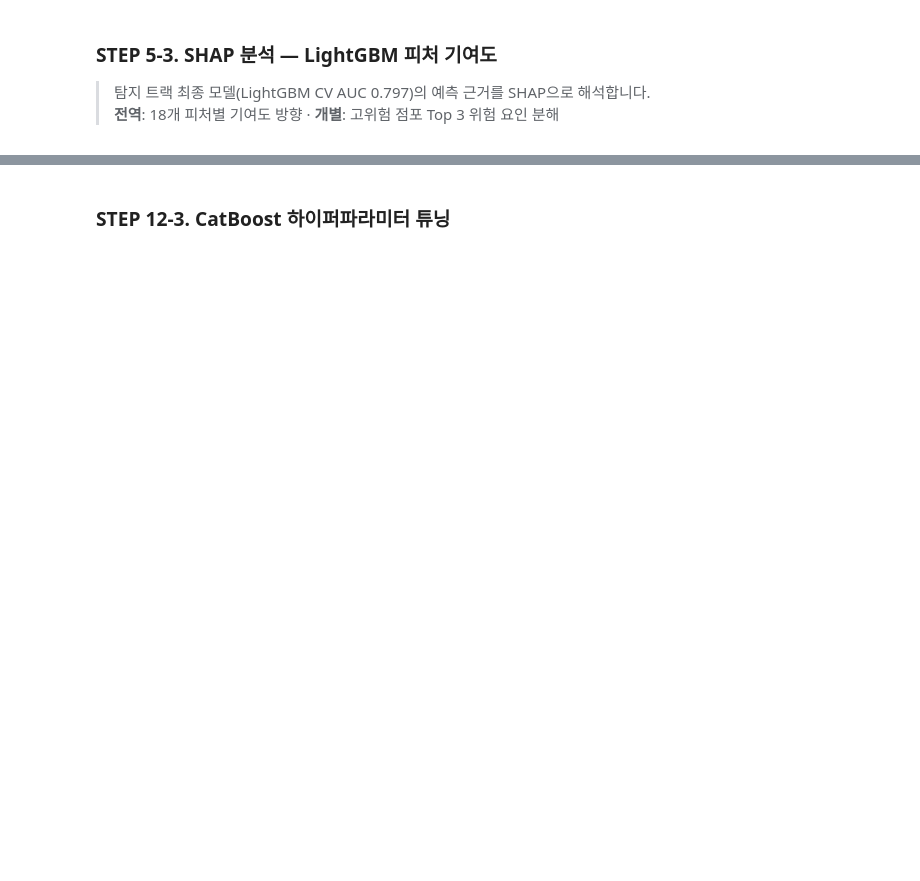
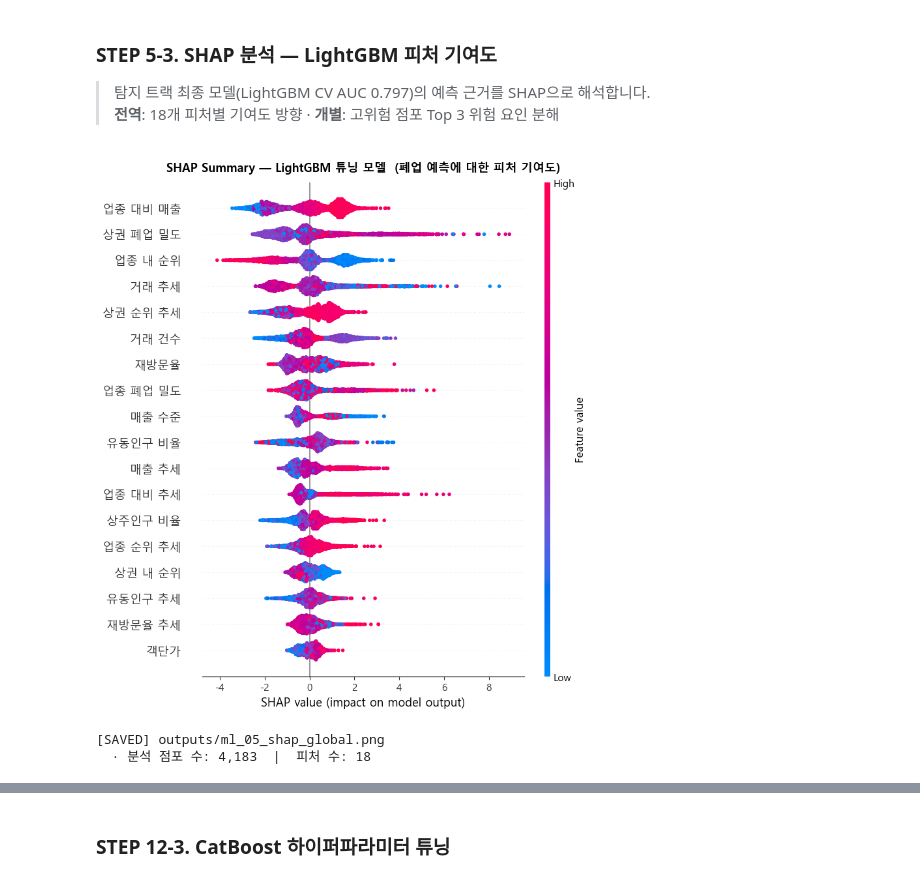
Before and after one commit to Broogun/bigcontest-2025-ews, a Jupyter notebook: notebooks/04_ml_baseline.ipynb, the cells around one changed output, grey strips where cells are left out. Cells and saved outputs as stored; diff of their text form; code cells hidden in the pictures; blank space fills up the shorter version.

```diff
--- a/notebooks/04_ml_baseline.ipynb
+++ b/notebooks/04_ml_baseline.ipynb
@@ -465,43 +498,52 @@ matplotlib.rcParams['axes.unicode_minus'] = False
 explainer = shap.TreeExplainer(lgb_rscv.best_estimator_)
 shap_vals = explainer.shap_values(X)
 
+# SHAP 배열 형태 처리
+# - RF:  list[2] → class 1 선택   or  3D array[:, :, 1]
+# - LGB binary: 2D array (이미 양성 클래스 기준)
 if isinstance(shap_vals, list):
     sv1 = shap_vals[1]
+elif shap_vals.ndim == 3:
+    sv1 = shap_vals[:, :, 1]
 else:
-    sv1 = shap_vals[:, :, 1]
+    sv1 = shap_vals  # LightGBM binary: 2D, positive class
 
 FEAT_KOR_SHAP = {
     'dw_f_sales_lvl':        '매출 수준',
     'dw_f_trx_lvl':          '거래 건수',
     'dw_f_spend_lvl':        '객단가',
     'dw_f_sales_trend':      '매출 추세',
     'dw_f_trx_trend':        '거래 추세',
     'dw_f_return_rate':      '재방문율',
     'dw_f_return_trend':     '재방문율 추세',
     'dw_f_float_ratio':      '유동인구 비율',
     'dw_f_float_trend':      '유동인구 추세',
     'dw_f_resid_ratio':      '상주인구 비율',
     'dw_f_rank_ind':         '업종 내 순위',
     'dw_f_rank_dist':        '상권 내 순위',
     'dw_f_rank_ind_trend':   '업종 순위 추세',
     'dw_f_rank_dist_trend':  '상권 순위 추세',
     'dw_f_vs_ind_sales':     '업종 대비 매출',
     'dw_f_vs_ind_trend':     '업종 대비 추세',
     'dw_f_peer_close_ind':   '업종 폐업 밀도',
     'dw_f_peer_close_dist':  '상권 폐업 밀도',
 }
 feat_labels = [FEAT_KOR_SHAP.get(c, c) for c in X.columns]
 
 fig = plt.figure(figsize=(11, 8))
 shap.summary_plot(sv1, X, feature_names=feat_labels,
                   plot_type='dot', show=False, max_display=18)
 plt.title('SHAP Summary — LightGBM 튜닝 모델  (폐업 예측에 대한 피처 기여도)',
           fontsize=13, fontweight='bold', pad=12)
 plt.tight_layout()
 plt.savefig('../outputs/ml_05_shap_global.png', dpi=150, bbox_inches='tight')
 plt.show()
 print('[SAVED] outputs/ml_05_shap_global.png')
 print(f'  · 분석 점포 수: {len(X):,}  |  피처 수: {X.shape[1]}')
+# %% [output]
+[figure, added]
+[SAVED] outputs/ml_05_shap_global.png
+  · 분석 점포 수: 4,183  |  피처 수: 18
 # %%
 # ================================================================
 # SHAP 개별 설명 — 고위험 점포 Top 3 Waterfall Plot (LightGBM)
```
Also changed, not shown: parts of 22 cells of this notebook.
